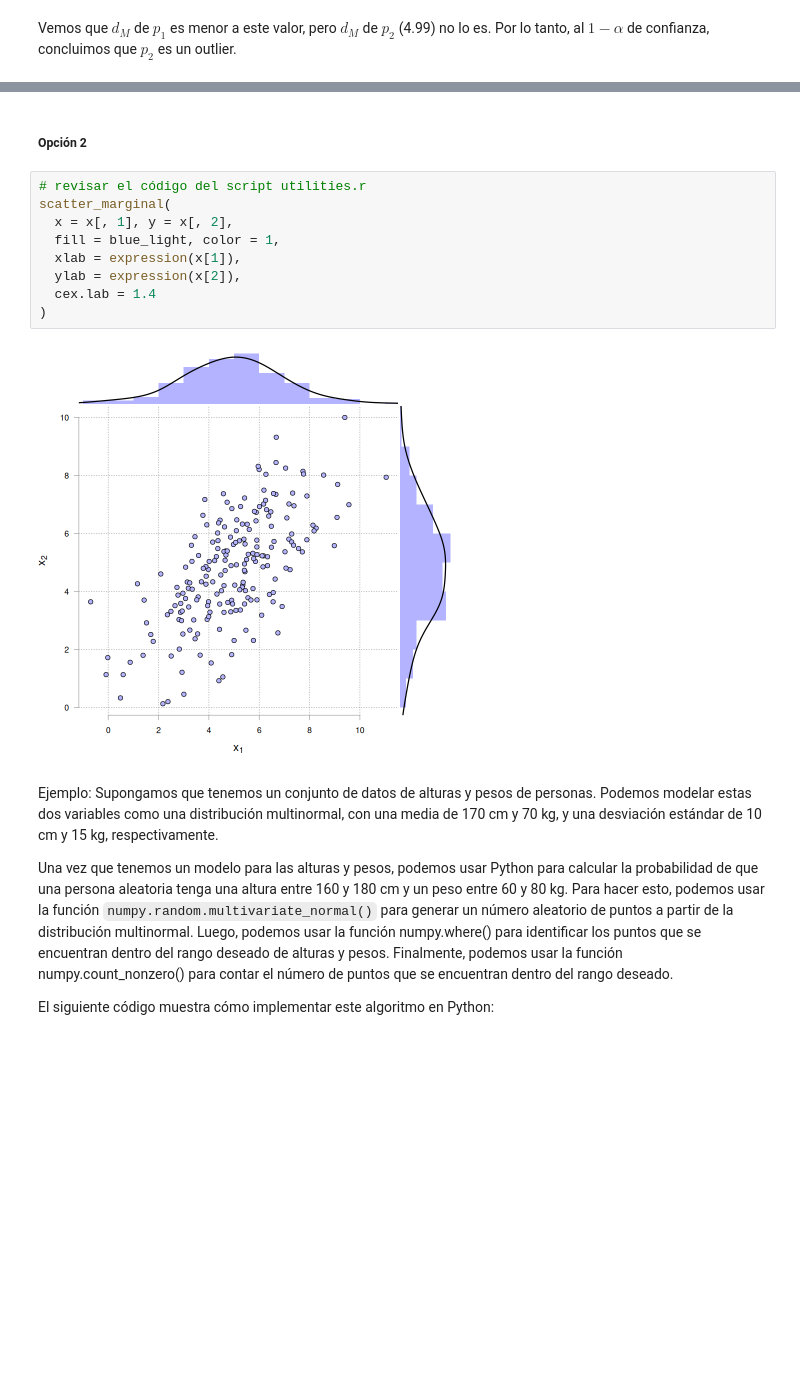
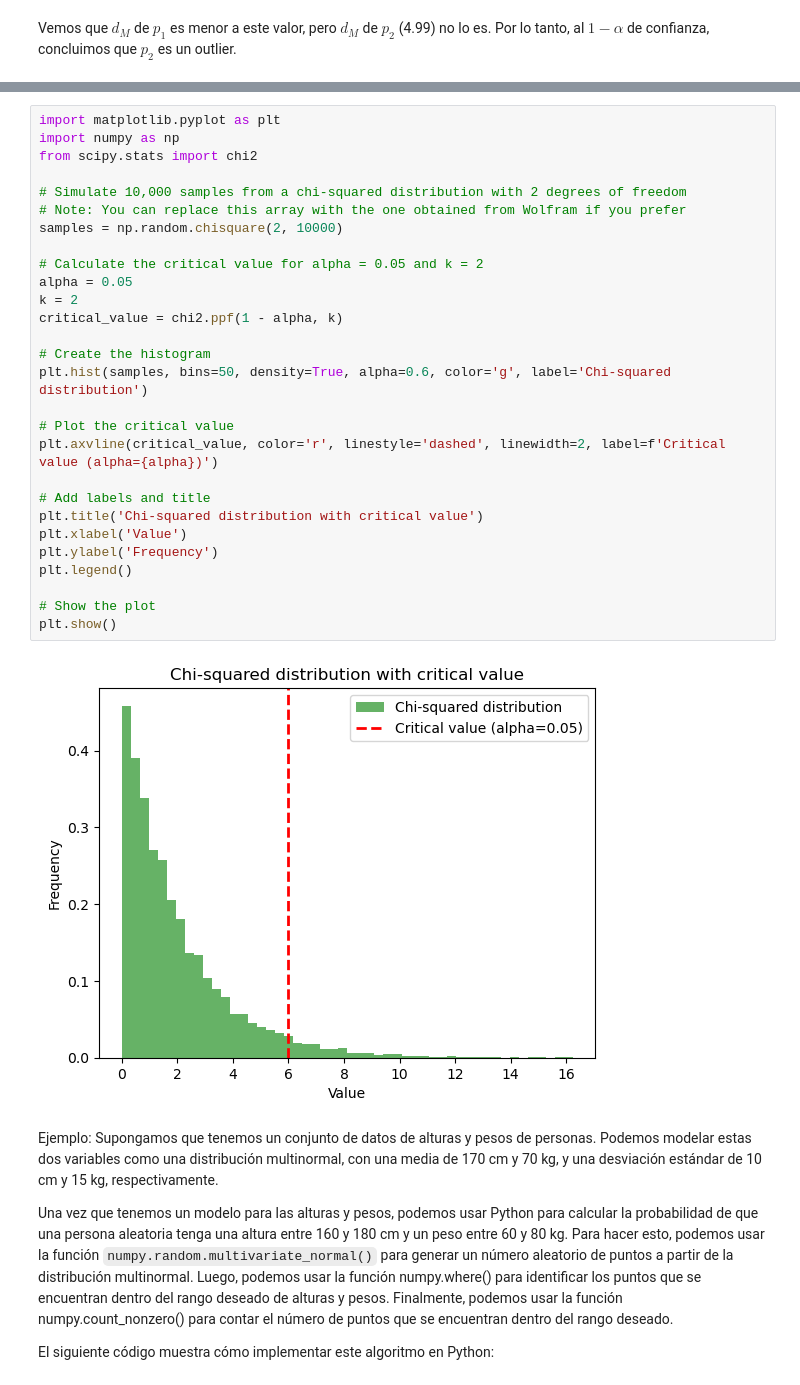
Before and after one commit to jealcalat/AEM-ITESO, a Jupyter notebook: tema_2/2.2_distribucion_multinormal.ipynb, the cells around one changed output, grey strips where cells are left out. Cells and saved outputs as stored; diff of their text form; blank space fills up the shorter version.

```diff
--- a/tema_2/2.2_distribucion_multinormal.ipynb
+++ b/tema_2/2.2_distribucion_multinormal.ipynb
@@ -539,16 +473,33 @@ Warning message:
-# %% [markdown]
-##### Opción 2
-# %%
-# revisar el código del script utilities.r
-scatter_marginal(
-  x = x[, 1], y = x[, 2],
-  fill = blue_light, color = 1,
-  xlab = expression(x[1]),
-  ylab = expression(x[2]),
-  cex.lab = 1.4
-)
-# %% [output]
-[figure, removed]
+# %%
+import matplotlib.pyplot as plt
+import numpy as np
+from scipy.stats import chi2
+
+# Simulate 10,000 samples from a chi-squared distribution with 2 degrees of freedom
+# Note: You can replace this array with the one obtained from Wolfram if you prefer
+samples = np.random.chisquare(2, 10000)
+
+# Calculate the critical value for alpha = 0.05 and k = 2
+alpha = 0.05
+k = 2
+critical_value = chi2.ppf(1 - alpha, k)
+
+# Create the histogram
+plt.hist(samples, bins=50, density=True, alpha=0.6, color='g', label='Chi-squared distribution')
+
+# Plot the critical value
+plt.axvline(critical_value, color='r', linestyle='dashed', linewidth=2, label=f'Critical value (alpha={alpha})')
+
+# Add labels and title
+plt.title('Chi-squared distribution with critical value')
+plt.xlabel('Value')
+plt.ylabel('Frequency')
+plt.legend()
+
+# Show the plot
+plt.show()
+# %% [output]
+[figure, added]
 # %% [markdown]
 Ejemplo:
 Supongamos que tenemos un conjunto de datos de alturas y pesos de personas. Podemos modelar estas dos variables como una distribución multinormal, con una media de 170 cm y 70 kg, y una desviación estándar de 10 cm y 15 kg, respectivamente.
```
Also changed, not shown: parts of 31 cells of this notebook, 12 other files.
